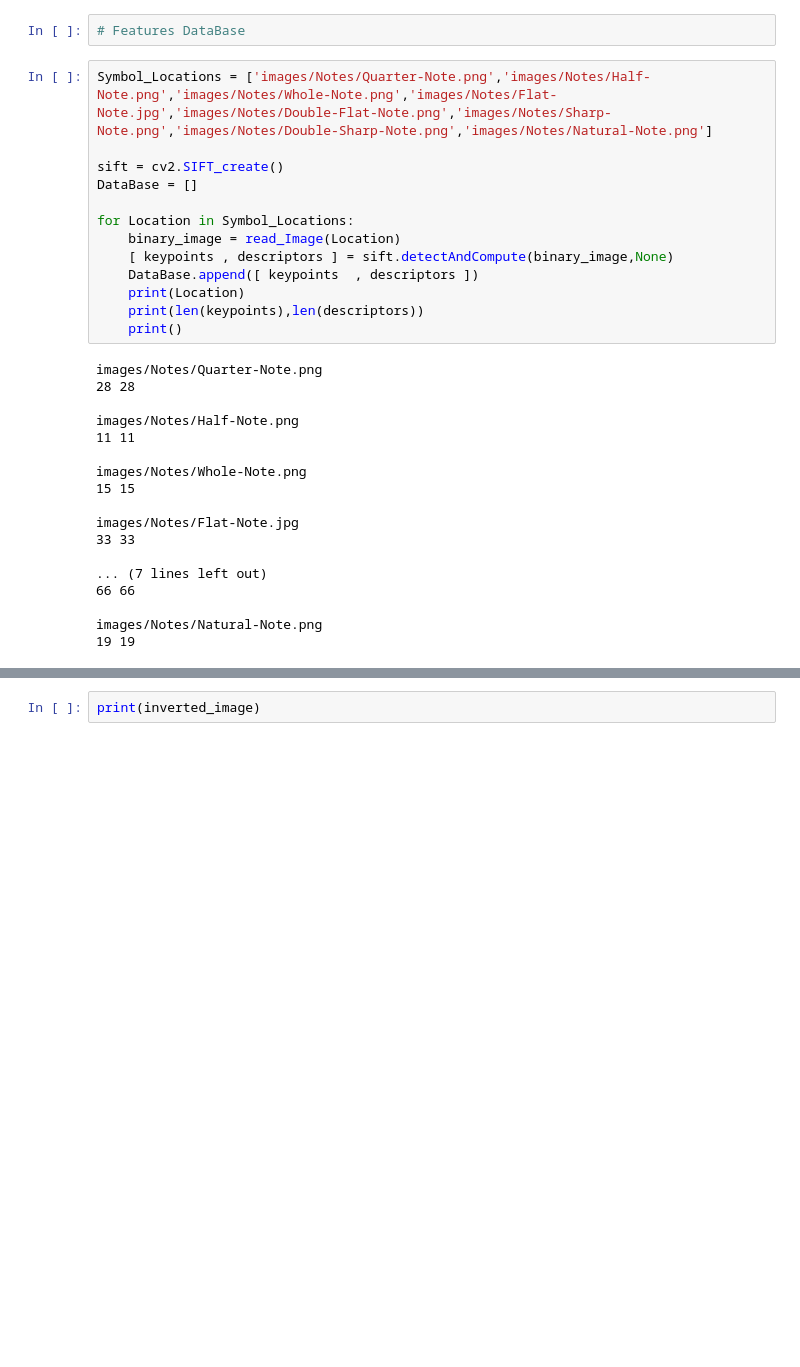
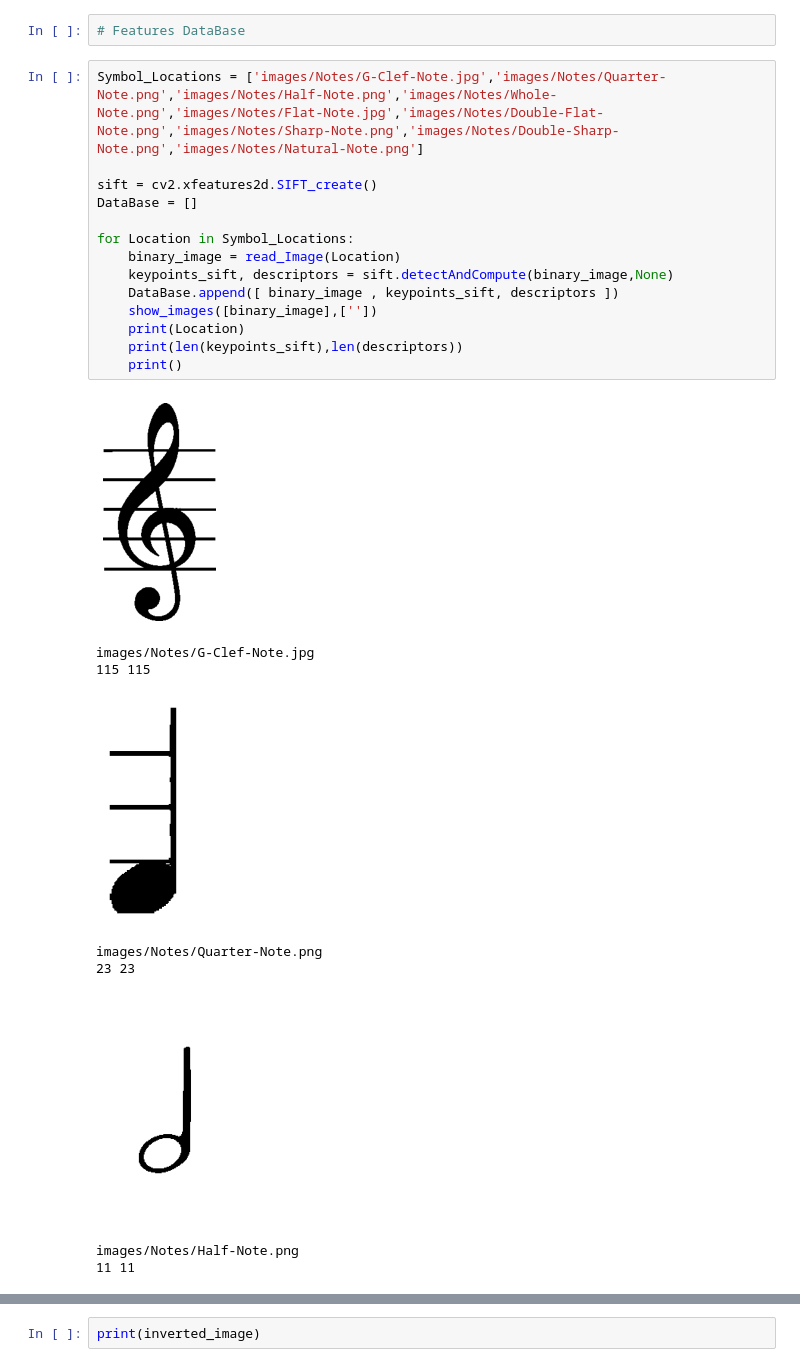
Before and after one commit to marait123/music-notes-reader, a Jupyter notebook: part1.ipynb, the cells around one changed output, grey strips where cells are left out. Saved outputs shown, nothing was run; the diff lists cells and outputs as text; blank space fills up the shorter version.

```diff
--- a/part1.ipynb
+++ b/part1.ipynb
@@ -200,33 +200,26 @@ def draw_bounding_boxes(img,bounding_boxes):
 # %%
 # Features DataBase
 # %%
-Symbol_Locations = ['images/Notes/Quarter-Note.png','images/Notes/Half-Note.png','images/Notes/Whole-Note.png','images/Notes/Flat-Note.jpg','images/Notes/Double-Flat-Note.png','images/Notes/Sharp-Note.png','images/Notes/Double-Sharp-Note.png','images/Notes/Natural-Note.png']
+Symbol_Locations = ['images/Notes/G-Clef-Note.jpg','images/Notes/Quarter-Note.png','images/Notes/Half-Note.png','images/Notes/Whole-Note.png','images/Notes/Flat-Note.jpg','images/Notes/Double-Flat-Note.png','images/Notes/Sharp-Note.png','images/Notes/Double-Sharp-Note.png','images/Notes/Natural-Note.png']
 
-sift = cv2.SIFT_create()
+sift = cv2.xfeatures2d.SIFT_create()
 DataBase = []
 
 for Location in Symbol_Locations:
     binary_image = read_Image(Location)
-    [ keypoints , descriptors ] = sift.detectAndCompute(binary_image,None)
-    DataBase.append([ keypoints  , descriptors ])
+    keypoints_sift, descriptors = sift.detectAndCompute(binary_image,None)
+    DataBase.append([ binary_image , keypoints_sift, descriptors ])
+    show_images([binary_image],[''])
     print(Location)
-    print(len(keypoints),len(descriptors))
+    print(len(keypoints_sift),len(descriptors))
     print()
 # %% [output]
+[figure, added]
-images/Notes/Quarter-Note.png
-28 28
-
-images/Notes/Half-Note.png
-11 11
-
-images/Notes/Whole-Note.png
-15 15
-
-images/Notes/Flat-Note.jpg
-33 33
-
-... (7 lines left out)
-66 66
-
-images/Notes/Natural-Note.png
-19 19
+images/Notes/G-Clef-Note.jpg
+115 115
+[figure, added]
+images/Notes/Quarter-Note.png
+23 23
+[figure, added]
+images/Notes/Half-Note.png
+11 11
```
Also changed, not shown: parts of 8 cells of this notebook, 4 other files.
